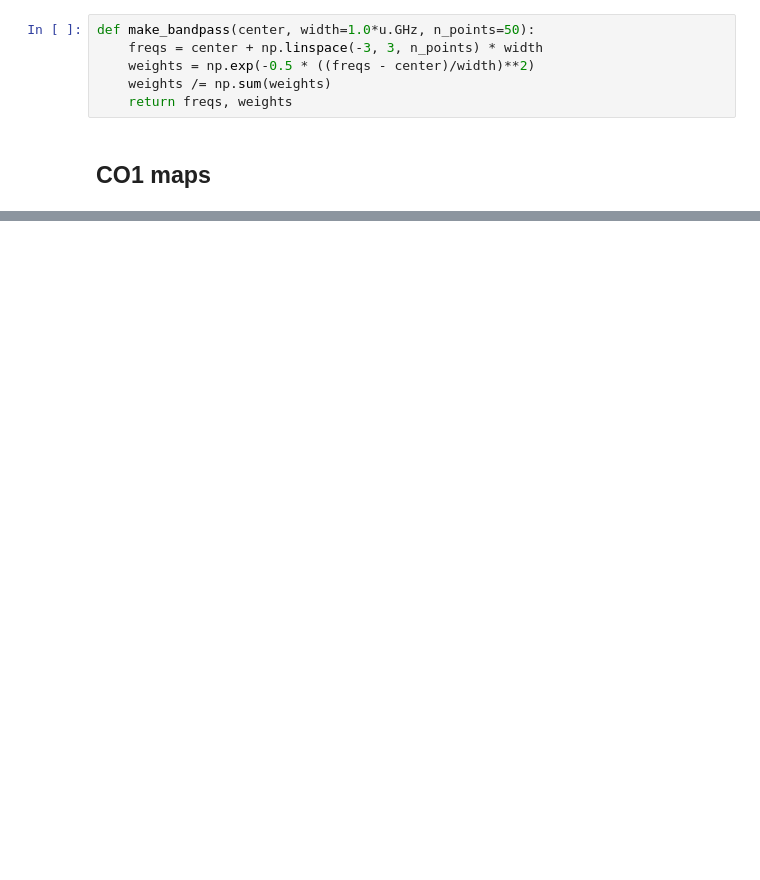
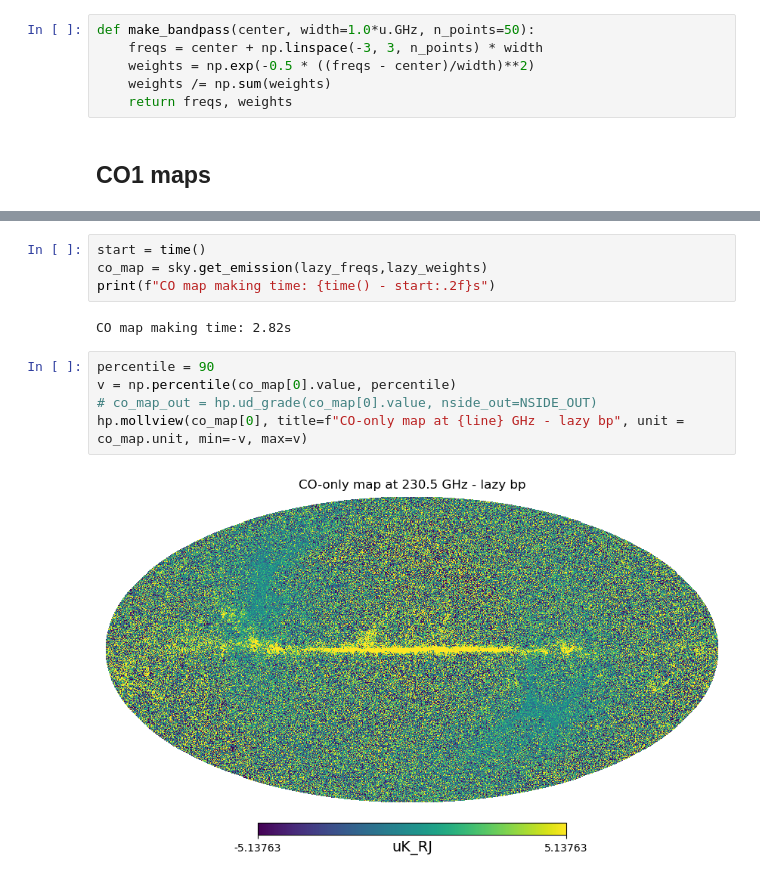
Before and after one commit to aankitdas/cmb-stuff, a Jupyter notebook: RIMO_tests.ipynb, the cells around one changed output, grey strips where cells are left out. Cells and saved outputs as stored; diff of their text form; blank space fills up the shorter version.

```diff
--- a/RIMO_tests.ipynb
+++ b/RIMO_tests.ipynb
@@ -245,0 +215,13 @@ hp.mollview(co_map_out, title="CO-only map @ HFI 100 GHz")
+# %%
+start = time()
+co_map = sky.get_emission(lazy_freqs,lazy_weights)
+print(f"CO map making time: {time() - start:.2f}s")
+# %% [output]
+CO map making time: 2.82s
+# %%
+percentile = 90
+v = np.percentile(co_map[0].value, percentile)
+# co_map_out = hp.ud_grade(co_map[0].value, nside_out=NSIDE_OUT)
+hp.mollview(co_map[0], title=f"CO-only map at {line} GHz - lazy bp", unit = co_map.unit, min=-v, max=v)
+# %% [output]
+[figure, added]
```
Also changed, not shown: parts of 42 cells of this notebook, 1 other file.
